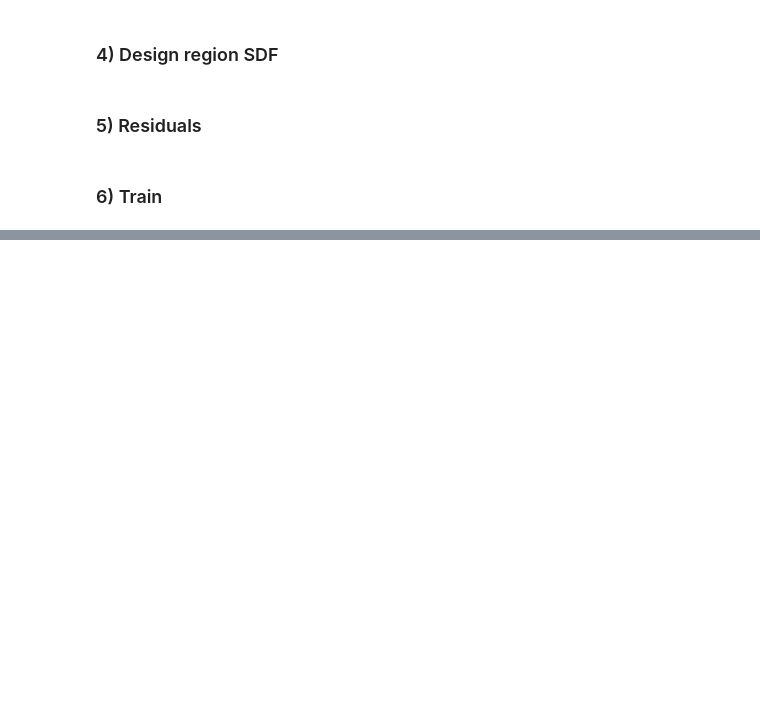
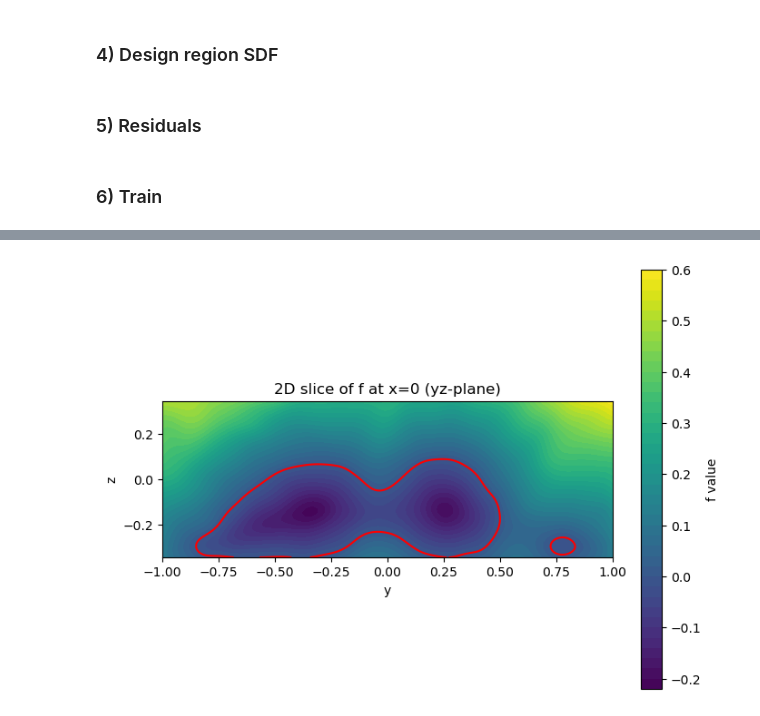
Before and after one commit to JamesAndrewKing/GaussNewtonShapes, a Jupyter notebook: notebooks/GINN_example.ipynb, the cells around one changed output, grey strips where cells are left out. Drawn from its saved outputs; the diff is of its cells as text; code cells hidden in the pictures; blank space fills up the shorter version.

```diff
--- a/notebooks/GINN_example.ipynb
+++ b/notebooks/GINN_example.ipynb
@@ -36,10 +36,16 @@ torch.set_default_device(device)
 # %% [markdown]
 ### 1) Create model
 # %%
+# model = ConditionalWIRE([4, 32, 32, 32, 1], False, 18, 1, 6)
+model = ConditionalWIRE([4, 64, 64, 64, 1], False, 18, 1, 6)
+# model = ConditionalWIRE([4, 128, 128, 128, 1], False, 18, 1, 6)
+
+
+
 # model = ConditionalWIRE([4, 64, 64, 64, 1], False, 18, 1, 6)
 # run_id = "2025_04_25__11_43_40-qc0rhngg"
 
-model = ConditionalWIRE([4, 32, 32, 32, 1], False, 18, 1, 6)
+# model = ConditionalWIRE([4, 32, 32, 32, 1], False, 18, 1, 6)
 # run_id = "2025_07_21__13_25_49-rrzz9q06"
 # model.load_state_dict(torch.load(f"GINN_models/{run_id}/{run_id}-model.pt", map_location=device)["state_dict"])
 
@@ -510,5 +540,26 @@ fig += k3d.mesh(verts, faces, attribute=strains.log10(), side='double', flat_sha
 fig.display()
 # %% [output]
 [interactive output not drawn]
+# %%
+# Plot a 2D slice of f in the yz-plane at fixed x (e.g., x=0)
+y = np.linspace(bounds[1,0].cpu(), bounds[1,1].cpu(), 200)
+z_ = np.linspace(bounds[2,0].cpu(), bounds[2,1].cpu(), 200)
+Y, Z_ = np.meshgrid(y, z_)
+X = np.zeros_like(Y)  # x=0 slice
+
+pts_slice = torch.tensor(np.stack([X, Y, Z_], axis=-1), dtype=torch.float64, device=device).reshape(-1, 3)
+vals = f(pts_slice).detach().cpu().numpy().reshape(Y.shape)
+
+plt.figure(figsize=(8,6))
+plt.contour(Y, Z_, vals, levels=[0,], colors='r')
+plt.contourf(Y, Z_, vals, levels=50, cmap='viridis')
+plt.xlabel('y')
+plt.ylabel('z')
+plt.title('2D slice of f at x=0 (yz-plane)')
+plt.colorbar(label='f value')
+plt.axis('scaled')
+plt.show()
+# %% [output]
+[figure, added]
 # %%
 ## Save to disk
```
Also changed, not shown: parts of 17 cells of this notebook, 17 other files.
